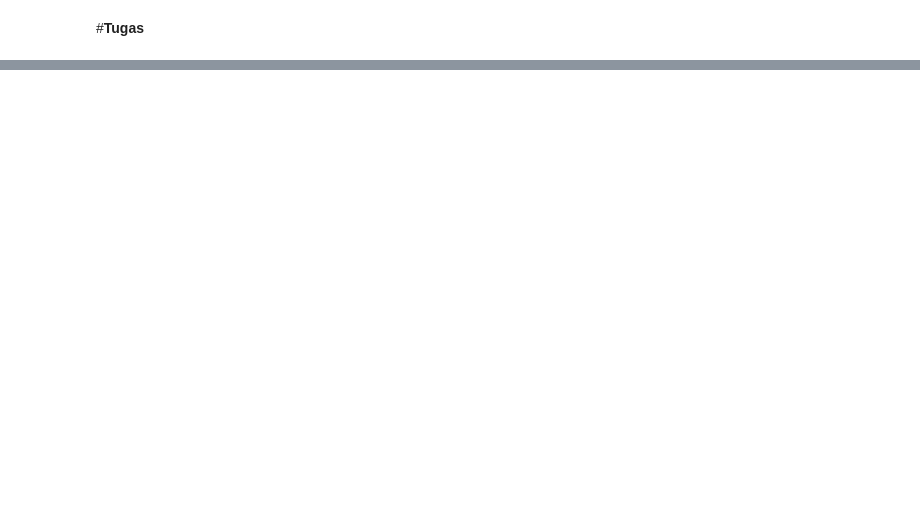
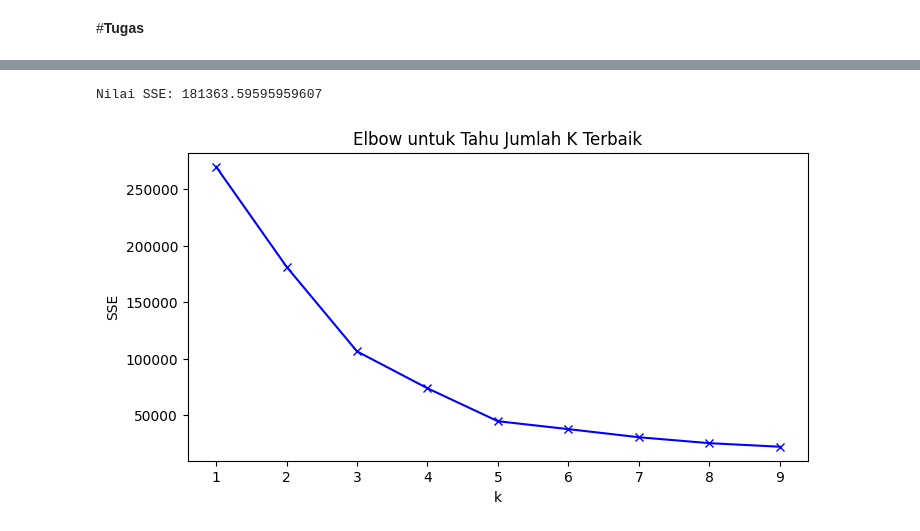
Before and after one commit to LintangAprillya/Machine-Learning_Semester5, a Jupyter notebook: Machine Learning - Jobsheet_7.ipynb, the cells around one changed output, grey strips where cells are left out. Saved outputs shown, nothing was run; the diff lists cells and outputs as text; code cells hidden in the pictures; blank space fills up the shorter version.

```diff
--- a/Machine Learning - Jobsheet_7.ipynb
+++ b/Machine Learning - Jobsheet_7.ipynb
@@ -519,0 +562,4 @@ df.head()
+# %%
+df_train = df[['Annual Income (k$)', 'Spending Score (1-100)']]
+
+print(df_train)
@@ -519,0 +590,33 @@ df.head()
+# %%
+# Melakukan Train Model
+
+# Train k-means model
+from sklearn.cluster import KMeans
+
+cl_kmeans = KMeans(n_clusters=2, n_init=10)
+
+y_kmeans = cl_kmeans.fit_predict(df_train)
+print(f'Nilai SSE: {cl_kmeans.inertia_}')
+# %% [output]
+Nilai SSE: 181363.59595959607
+# %%
+# Melakukan optimalisasi k dengan menggunakan Elbow
+
+sse = []
+K = range(1, 10)
+
+# Cek nilai SSE setiap k
+for k in K:
+ kmeanModel = KMeans(n_clusters=k, n_init=10)
+ kmeanModel.fit(df_train)
+ sse.append(kmeanModel.inertia_)
+
+# Plotting the distortions
+plt.figure(figsize=(8, 4))
+plt.plot(K, sse, "bx-")
+plt.xlabel("k")
+plt.ylabel("SSE")
+plt.title("Elbow untuk Tahu Jumlah K Terbaik")
+plt.show()
+# %% [output]
+[figure, added]
```
Also changed, not shown: parts of 29 cells of this notebook.
